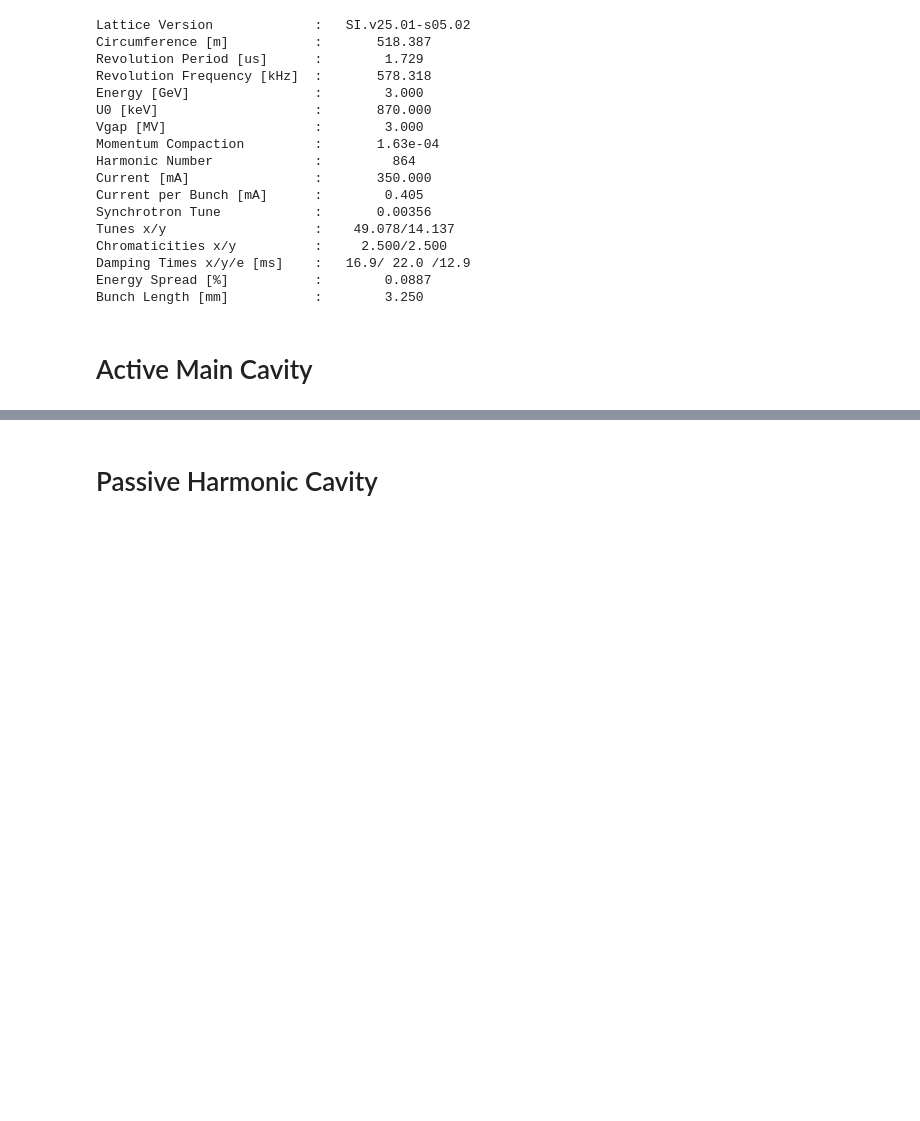
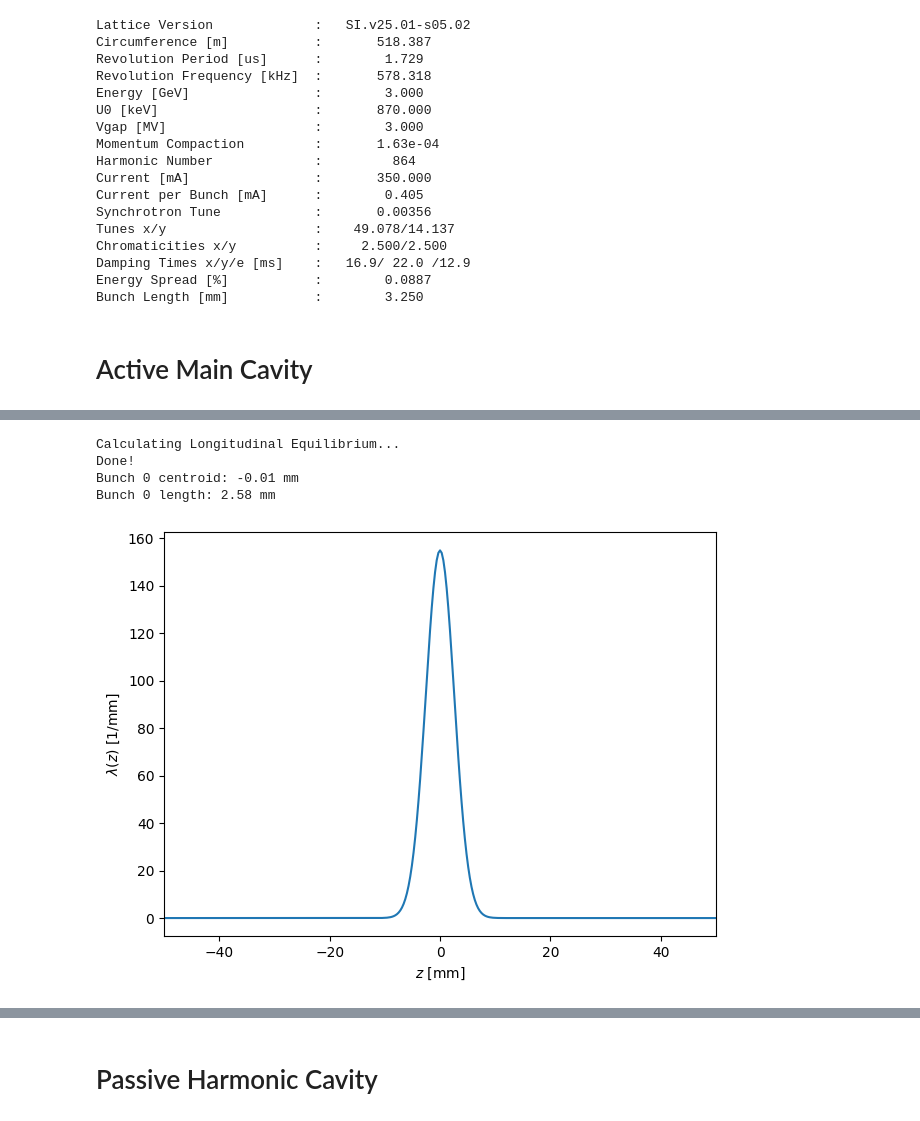
Before and after one commit to AlanFFang/collective_effects, a Jupyter notebook: pycolleff/examples/tutorial_longitudinal_equilibrium.ipynb, the cells around one changed output, grey strips where cells are left out. Cells and saved outputs as stored; diff of their text form; code cells hidden in the pictures; blank space fills up the shorter version.

Commit message:
LONGEQ.MNT: Small fixes

```diff
--- a/pycolleff/examples/tutorial_longitudinal_equilibrium.ipynb
+++ b/pycolleff/examples/tutorial_longitudinal_equilibrium.ipynb
@@ -40,7 +40,8 @@ def calculate_longitudinal_equilibrium(ring, impedance_sources, fill=None):
 
     print('Calculating Longitudinal Equilibrium...')
     _ = longeq.calc_longitudinal_equilibrium(
-        niter=1000, tol=1e-8, beta=0.1, m=3, print_flag=False)
+        niter=1000, tol=1e-8, beta=1/25, m=5, print_flag=False)
+    print('Done!')
     return longeq
 
 
@@ -165,0 +242,15 @@ Bunch 0 length: 2.57 mm
+# %%
+# Changing the method to ImpedanceDFT, but now with null transfer function,
+# using the open-loop impedance, it should be equivalent to Wake, so, feedback on
+mcav.calc_method = ImpedanceSource.Methods.ImpedanceDFT
+mcav.active_passive = ImpedanceSource.ActivePassive.Active
+
+mcav.feedback_on = True
+mcav.feedback_method = mcav.FeedbackMethod.Phasor
+# mcav.feedback_method = mcav.FeedbackMethod.LeastSquares
+
+mcav.loop_ctrl_transfer = lambda w: 0
+
+mcav.ref_amp = ring.gap_voltage
+mcav.ref_phase = ring.sync_phase
+mcav.ref_phase_offset = 0
@@ -165,0 +292,25 @@ Bunch 0 length: 2.57 mm
+# %%
+# Test: set shunt impedance = zero. Then beam-loading voltage should be zero
+# and generator = reference
+mcav.calc_method = ImpedanceSource.Methods.ImpedanceDFT
+mcav.active_passive = ImpedanceSource.ActivePassive.Active
+mcav.shunt_impedance = 0
+
+mcav.feedback_on = True
+mcav.feedback_method = mcav.FeedbackMethod.Phasor
+# mcav.feedback_method = mcav.FeedbackMethod.LeastSquares
+
+mcav.loop_ctrl_transfer = lambda w: 0
+
+mcav.ref_amp = ring.gap_voltage
+mcav.ref_phase = ring.sync_phase
+mcav.ref_phase_offset = 0
+# %%
+longeq = calculate_longitudinal_equilibrium(ring, [mcav])
+print_results(longeq)
+# %% [output]
+Calculating Longitudinal Equilibrium...
+Done!
+Bunch 0 centroid: -0.01 mm
+Bunch 0 length: 2.58 mm
+[figure, added]
```
Also changed, not shown: parts of 21 cells of this notebook, 1 other file.
